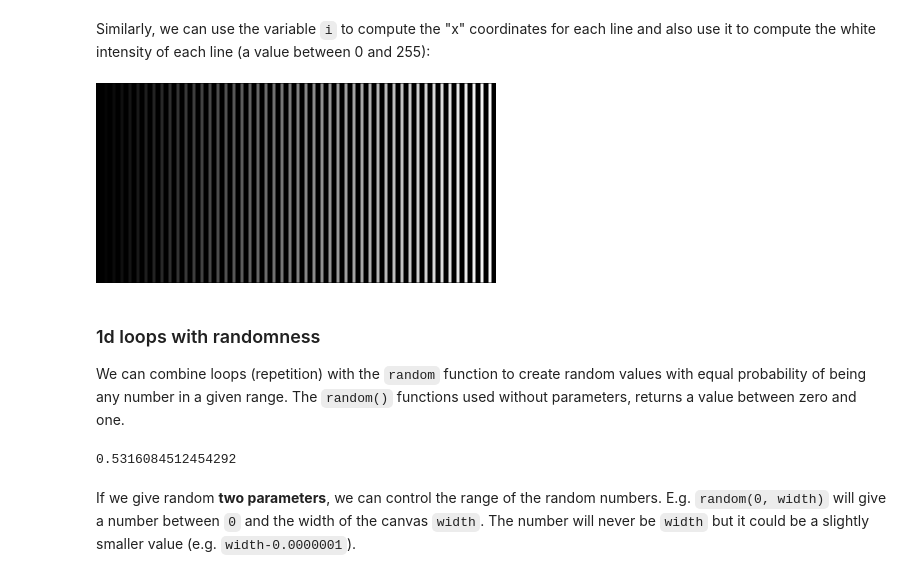
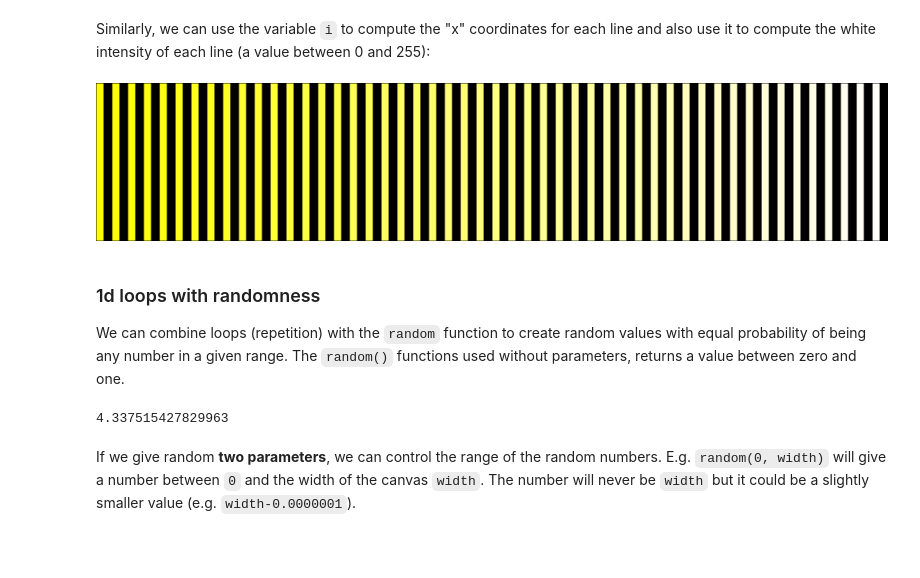
Before and after one commit to Mtj2042/generative_drawing, a Jupyter notebook: weekly/week2/week2_python_essentials.ipynb, the cells around one changed output. Drawn from its saved outputs; the diff is of its cells as text; code cells hidden in the pictures; blank space fills up the shorter version.

```diff
--- a/weekly/week2/week2_python_essentials.ipynb
+++ b/weekly/week2/week2_python_essentials.ipynb
@@ -414,6 +420,8 @@ for i in [0, 1, 2, 3, 4]:
 # %% [markdown]
 Instead, we can use a built in `range` type, which generates a sequence of numbers for us. In its most basic form, the `range` function takes one argument and it will generate a sequence of numbers from 0 up to (but not including) that number:
 # %%
-for i in range(10):
-    print(i)
+print("How many brownies are in the kitchen?")
+
+for i in range(0, 100, 25):
+    print("I can see: ", i)
 # %% [output]
@@ -456,12 +459,12 @@ create_canvas(400, 300)
 background(255)
 fill(200, 100) # Two values means "white intensity, opacity"
 x = width/2
-n = 100 # Number of shapes
-w = 70
+n = 200 # Number of shapes
+w = 200
 y = 40
 for i in range(n):
     circle(x, y, w)
-    y += 5 # Increase y position
-    w *= 0.9 # Decrease radius (90%)
+    y += 10 # Increase y position
+    w *= 0.93 # Decrease radius (90%)
 show()
 # %% [output]
@@ -486,24 +489,24 @@ show()
 
 Similarly, we can use the variable `i` to compute the "x" coordinates for each line and also use it to compute the white intensity of each line (a value between 0 and 255):
 # %%
-create_canvas(400, 200)
+create_canvas(1000, 200)
 background(0)
 n = 50
 spacing = width / n
 for i in range(n):
-    fill((i/n)*255)
+    fill((i/n+1)*255,(i/n+1)*255,(i/n)*255)
     rectangle(i*spacing, 0, spacing*0.5, height)
 show()
 # %% [output]
-[figure, old version]
+[figure, new version]
 # %% [markdown]
 ### 1d loops with randomness
 
 We can combine loops (repetition) with the `random` function to create random values with equal probability of being any number in a given range. The `random()` functions used without parameters, returns a value between zero and one.
 # %%
-random()
+random(1,5)
 # %% [output]
-0.5316084512454292
+4.337515427829963
 # %% [markdown]
 If we give random **two parameters**, we can control the range of the random numbers. E.g. `random(0, width)` will give a number between `0` and the width of the canvas `width`. The number will never be `width` but it could be a slightly smaller value (e.g. `width-0.0000001`).
 # %% [markdown]
```
Also changed, not shown: parts of 11 cells of this notebook, 13 other files.
